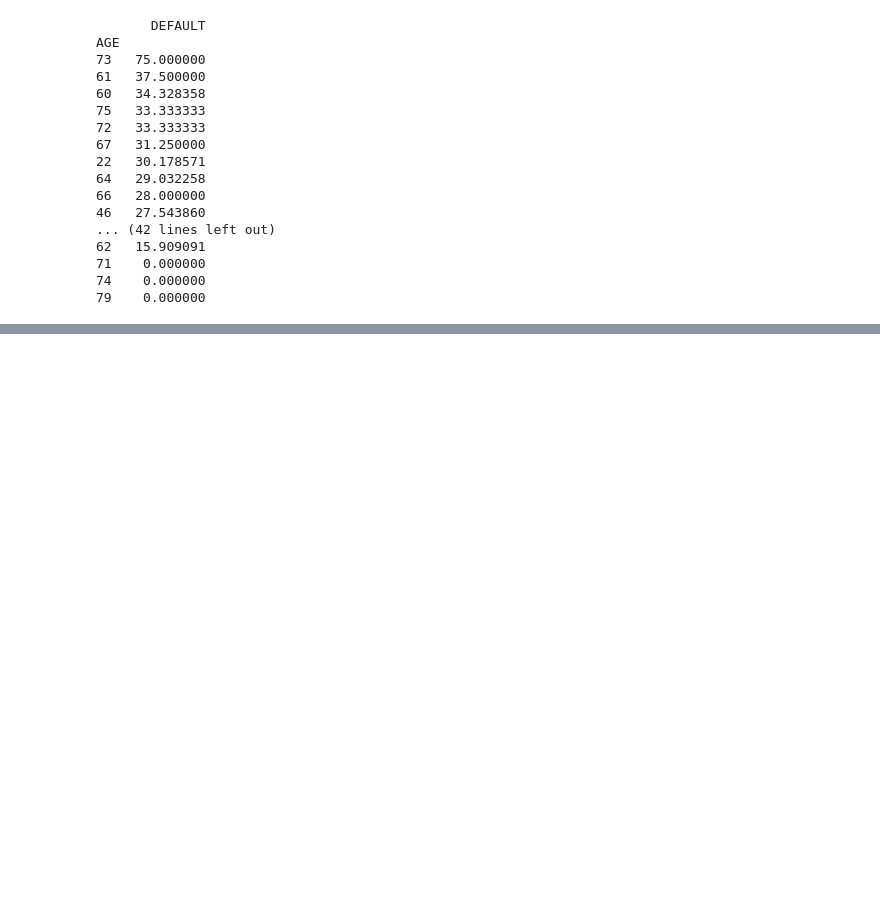
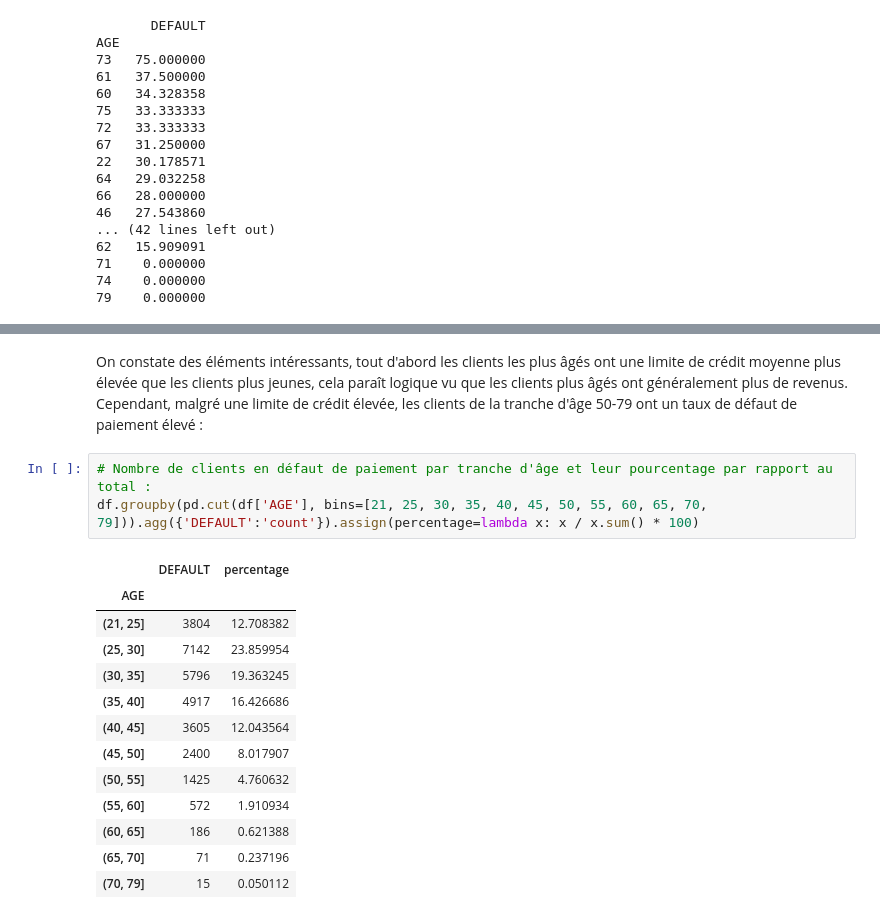
Before and after one commit to Alhern/defaults_prediction, a Jupyter notebook: credit_default.ipynb, the cells around one changed output, grey strips where cells are left out. Saved outputs shown, nothing was run; the diff lists cells and outputs as text; blank space fills up the shorter version.

Commit message:
studied default status per age groups

```diff
--- a/credit_default.ipynb
+++ b/credit_default.ipynb
@@ -405,0 +434,19 @@ AGE
+# %% [markdown]
+On constate des éléments intéressants, tout d'abord les clients les plus âgés ont une limite de crédit moyenne plus élevée que les clients plus jeunes, cela paraît logique vu que les clients plus âgés ont généralement plus de revenus. Cependant, malgré une limite de crédit élevée, les clients de la tranche d'âge 50-79 ont un taux de défaut de paiement élevé :
+# %%
+# Nombre de clients en défaut de paiement par tranche d'âge et leur pourcentage par rapport au total :
+df.groupby(pd.cut(df['AGE'], bins=[21, 25, 30, 35, 40, 45, 50, 55, 60, 65, 70, 79])).agg({'DEFAULT':'count'}).assign(percentage=lambda x: x / x.sum() * 100)
+# %% [output]
+|  | DEFAULT | percentage |
+| AGE |  |  |
+| (21, 25] | 3804 | 12.708382 |
+| (25, 30] | 7142 | 23.859954 |
+| (30, 35] | 5796 | 19.363245 |
+| (35, 40] | 4917 | 16.426686 |
+| (40, 45] | 3605 | 12.043564 |
+| (45, 50] | 2400 | 8.017907 |
+| (50, 55] | 1425 | 4.760632 |
+| (55, 60] | 572 | 1.910934 |
+| (60, 65] | 186 | 0.621388 |
+| (65, 70] | 71 | 0.237196 |
+| (70, 79] | 15 | 0.050112 |
```
Also changed, not shown: parts of 7 cells of this notebook.
